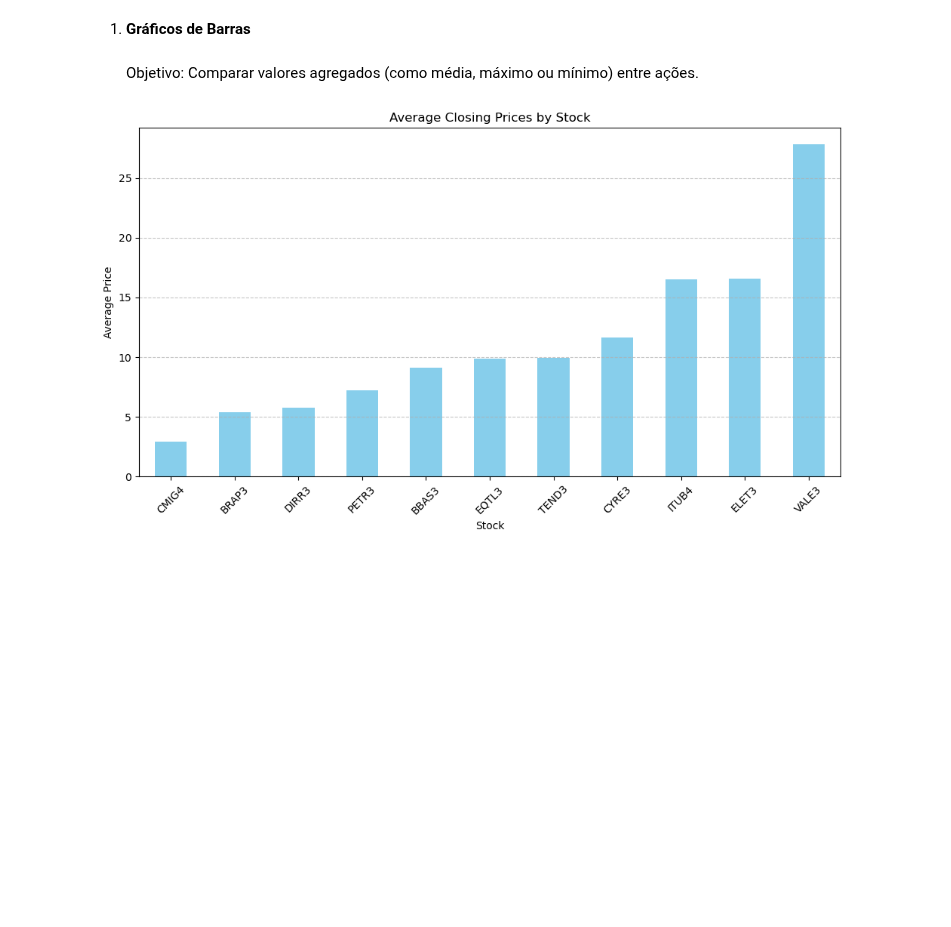
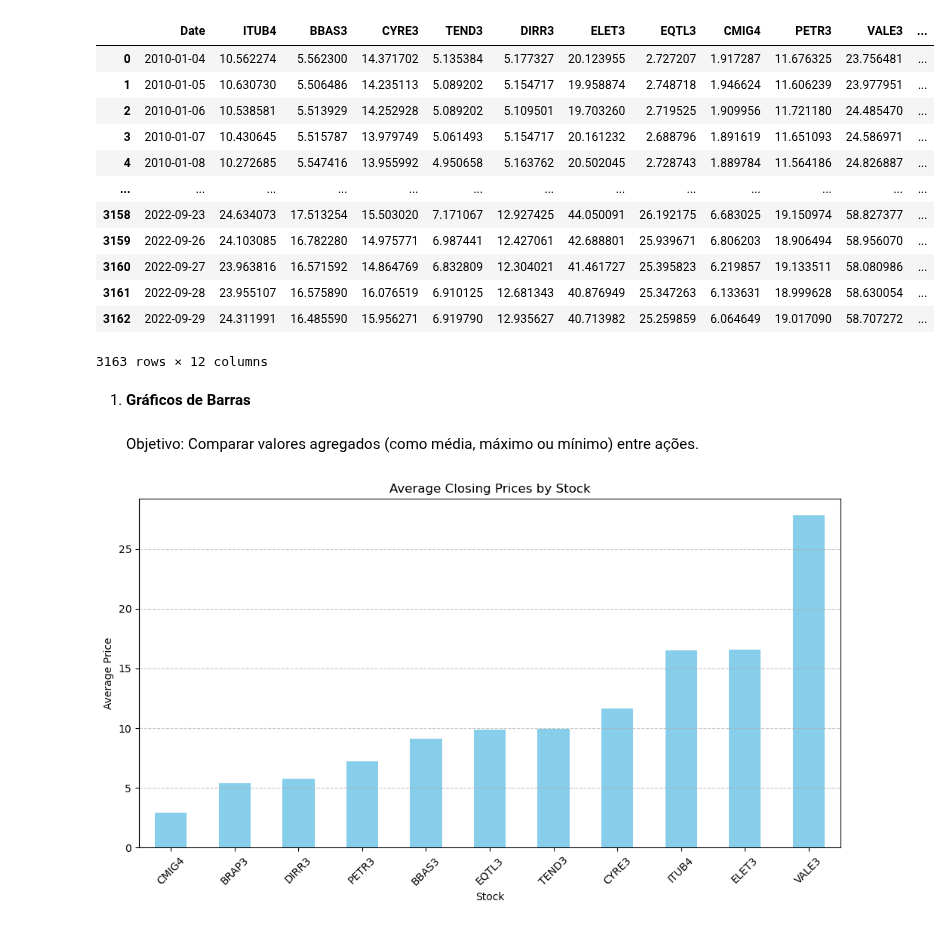
Before and after one commit to diogobrasil/analises-tcc-cripto, a Jupyter notebook: main/notebooks/b3_analysis_charts/comparisons.ipynb, the cells around one changed output. Saved outputs shown, nothing was run; the diff lists cells and outputs as text; code cells hidden in the pictures; blank space fills up the shorter version.

```diff
--- a/main/notebooks/b3_analysis_charts/comparisons.ipynb
+++ b/main/notebooks/b3_analysis_charts/comparisons.ipynb
@@ -13,6 +13,22 @@ import pandas as pd
 # Importar os dados
 stock_data = pd.read_csv('../../datasets/b3_dados/processed/acoes_concat.csv')
 scaled_financial_assets = pd.read_csv('../../datasets/b3_dados/processed/selected_stocks_normalized.csv')
+# %%
+stock_data
+# %% [output]
+|  | Date | ITUB4 | BBAS3 | CYRE3 | TEND3 | DIRR3 | ELET3 | EQTL3 | CMIG4 | PETR3 | VALE3 | ... |
+| 0 | 2010-01-04 | 10.562274 | 5.562300 | 14.371702 | 5.135384 | 5.177327 | 20.123955 | 2.727207 | 1.917287 | 11.676325 | 23.756481 | ... |
+| 1 | 2010-01-05 | 10.630730 | 5.506486 | 14.235113 | 5.089202 | 5.154717 | 19.958874 | 2.748718 | 1.946624 | 11.606239 | 23.977951 | ... |
+| 2 | 2010-01-06 | 10.538581 | 5.513929 | 14.252928 | 5.089202 | 5.109501 | 19.703260 | 2.719525 | 1.909956 | 11.721180 | 24.485470 | ... |
+| 3 | 2010-01-07 | 10.430645 | 5.515787 | 13.979749 | 5.061493 | 5.154717 | 20.161232 | 2.688796 | 1.891619 | 11.651093 | 24.586971 | ... |
+| 4 | 2010-01-08 | 10.272685 | 5.547416 | 13.955992 | 4.950658 | 5.163762 | 20.502045 | 2.728743 | 1.889784 | 11.564186 | 24.826887 | ... |
+| ... | ... | ... | ... | ... | ... | ... | ... | ... | ... | ... | ... | ... |
+| 3158 | 2022-09-23 | 24.634073 | 17.513254 | 15.503020 | 7.171067 | 12.927425 | 44.050091 | 26.192175 | 6.683025 | 19.150974 | 58.827377 | ... |
+| 3159 | 2022-09-26 | 24.103085 | 16.782280 | 14.975771 | 6.987441 | 12.427061 | 42.688801 | 25.939671 | 6.806203 | 18.906494 | 58.956070 | ... |
+| 3160 | 2022-09-27 | 23.963816 | 16.571592 | 14.864769 | 6.832809 | 12.304021 | 41.461727 | 25.395823 | 6.219857 | 19.133511 | 58.080986 | ... |
+| 3161 | 2022-09-28 | 23.955107 | 16.575890 | 16.076519 | 6.910125 | 12.681343 | 40.876949 | 25.347263 | 6.133631 | 18.999628 | 58.630054 | ... |
+| 3162 | 2022-09-29 | 24.311991 | 16.485590 | 15.956271 | 6.919790 | 12.935627 | 40.713982 | 25.259859 | 6.064649 | 19.017090 | 58.707272 | ... |
+3163 rows × 12 columns
 # %%
 viz = Visualization(stock_data)
 viz_scaled = Visualization(scaled_financial_assets)
```
Also changed, not shown: parts of 1 cell of this notebook, 4 other files.
